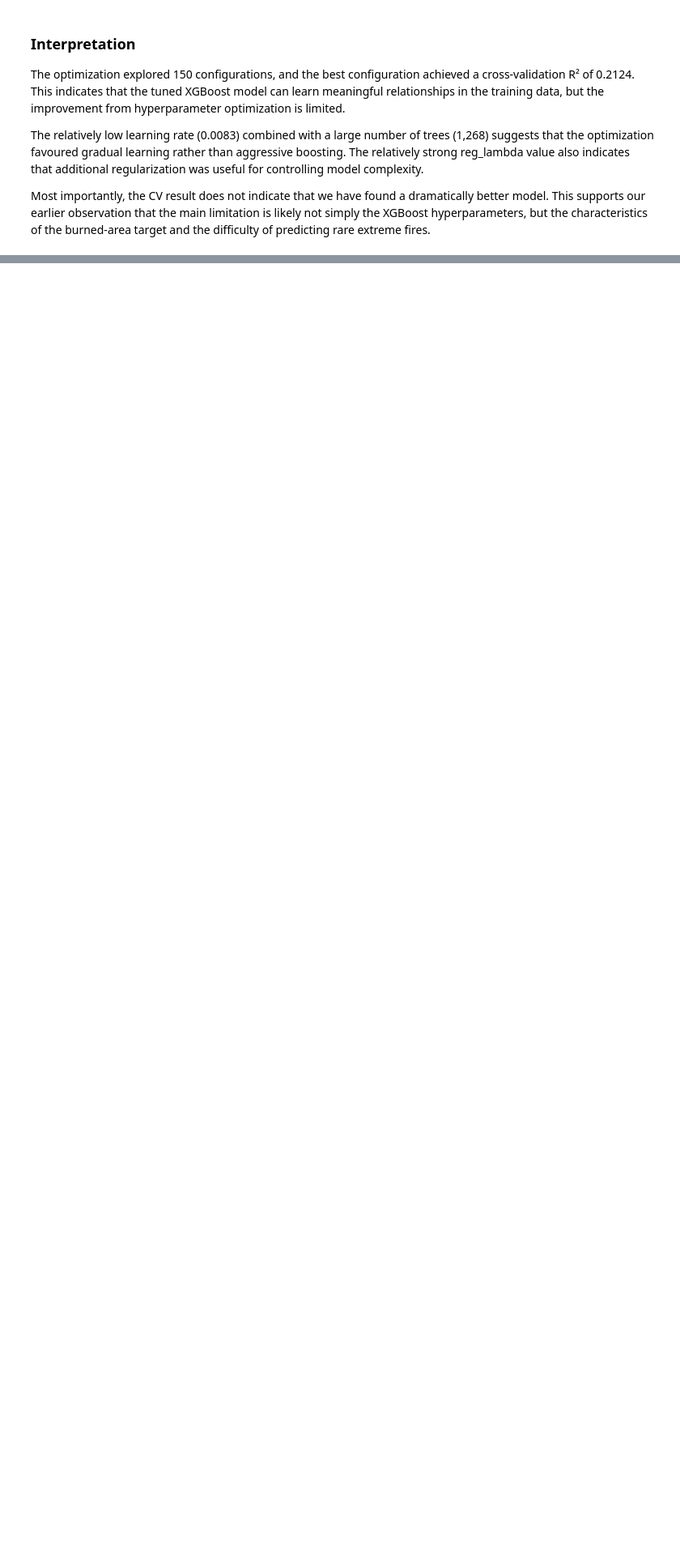
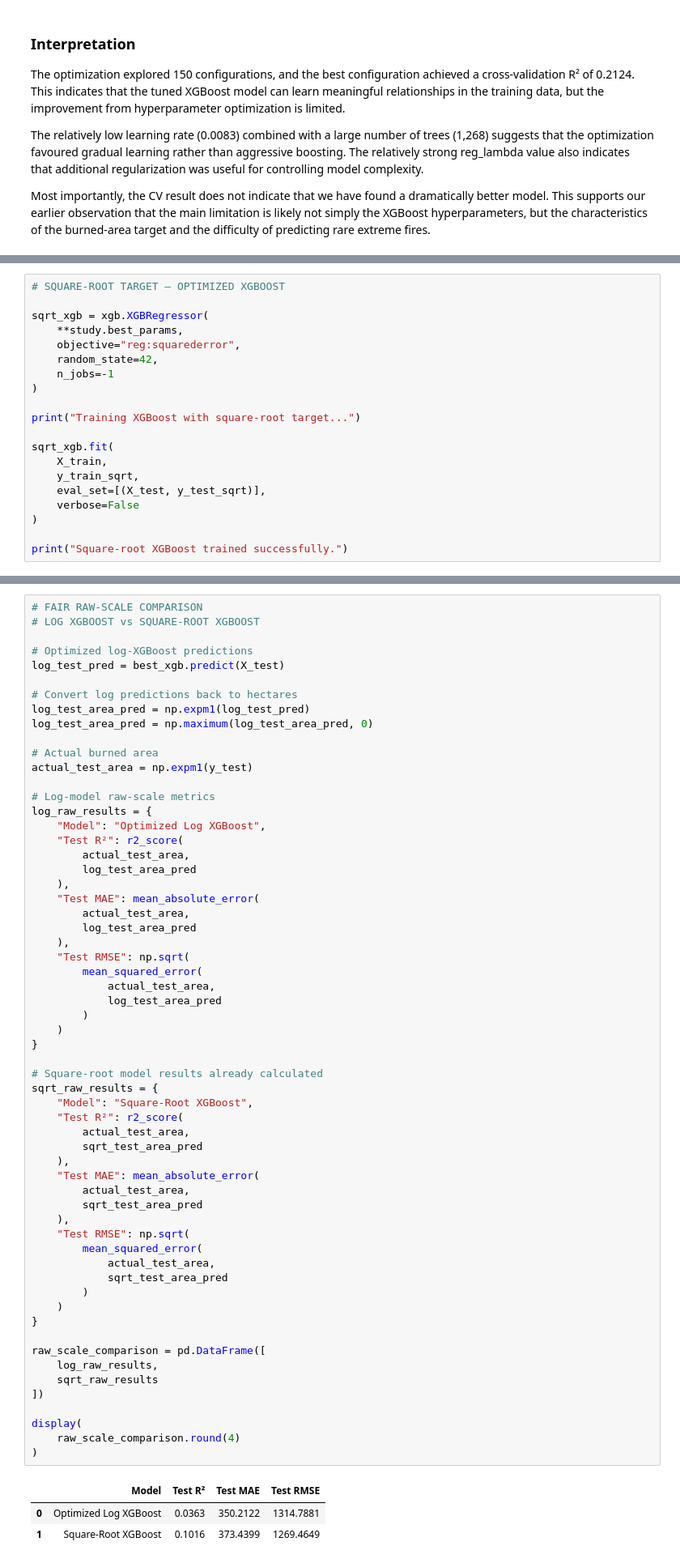
Before and after one commit to mraznyrazeek/ML-Based-Forest-Fire-Prediction-Project, a Jupyter notebook: backend/notebooks/05_final_model_improvement.ipynb, the cells around one changed output, grey strips where cells are left out. Shown at 81% size. Drawn from its saved outputs; the diff is of its cells as text; blank space fills up the shorter version.

```diff
--- a/backend/notebooks/05_final_model_improvement.ipynb
+++ b/backend/notebooks/05_final_model_improvement.ipynb
@@ -485,0 +638,20 @@ Most importantly, the CV result does not indicate that we have found a dramatica
+# %%
+# SQUARE-ROOT TARGET — OPTIMIZED XGBOOST
+
+sqrt_xgb = xgb.XGBRegressor(
+    **study.best_params,
+    objective="reg:squarederror",
+    random_state=42,
+    n_jobs=-1
+)
+
+print("Training XGBoost with square-root target...")
+
+sqrt_xgb.fit(
+    X_train,
+    y_train_sqrt,
+    eval_set=[(X_test, y_test_sqrt)],
+    verbose=False
+)
+
+print("Square-root XGBoost trained successfully.")
@@ -485,0 +703,64 @@ Most importantly, the CV result does not indicate that we have found a dramatica
+# %%
+# FAIR RAW-SCALE COMPARISON
+# LOG XGBOOST vs SQUARE-ROOT XGBOOST
+
+# Optimized log-XGBoost predictions
+log_test_pred = best_xgb.predict(X_test)
+
+# Convert log predictions back to hectares
+log_test_area_pred = np.expm1(log_test_pred)
+log_test_area_pred = np.maximum(log_test_area_pred, 0)
+
+# Actual burned area
+actual_test_area = np.expm1(y_test)
+
+# Log-model raw-scale metrics
+log_raw_results = {
+    "Model": "Optimized Log XGBoost",
+    "Test R²": r2_score(
+        actual_test_area,
+        log_test_area_pred
+    ),
+    "Test MAE": mean_absolute_error(
+        actual_test_area,
+        log_test_area_pred
+    ),
+    "Test RMSE": np.sqrt(
+        mean_squared_error(
+            actual_test_area,
+            log_test_area_pred
+        )
+    )
+}
+
+# Square-root model results already calculated
+sqrt_raw_results = {
+    "Model": "Square-Root XGBoost",
+    "Test R²": r2_score(
+        actual_test_area,
+        sqrt_test_area_pred
+    ),
+    "Test MAE": mean_absolute_error(
+        actual_test_area,
+        sqrt_test_area_pred
+    ),
+    "Test RMSE": np.sqrt(
+        mean_squared_error(
+            actual_test_area,
+            sqrt_test_area_pred
+        )
+    )
+}
+
+raw_scale_comparison = pd.DataFrame([
+    log_raw_results,
+    sqrt_raw_results
+])
+
+display(
+    raw_scale_comparison.round(4)
+)
+# %% [output]
+|  | Model | Test R² | Test MAE | Test RMSE |
+| 0 | Optimized Log XGBoost | 0.0363 | 350.2122 | 1314.7881 |
+| 1 | Square-Root XGBoost | 0.1016 | 373.4399 | 1269.4649 |
```
Also changed, not shown: parts of 16 cells of this notebook.
